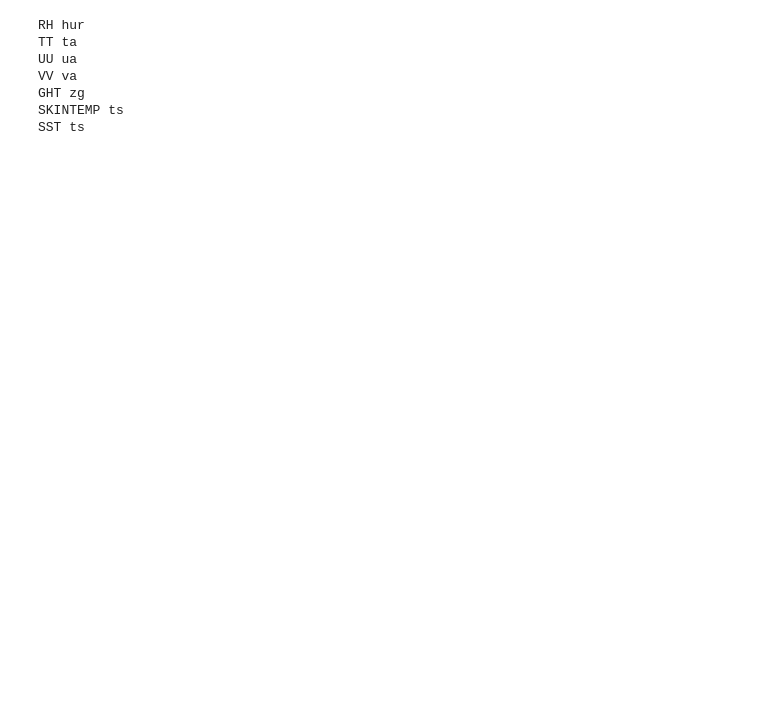
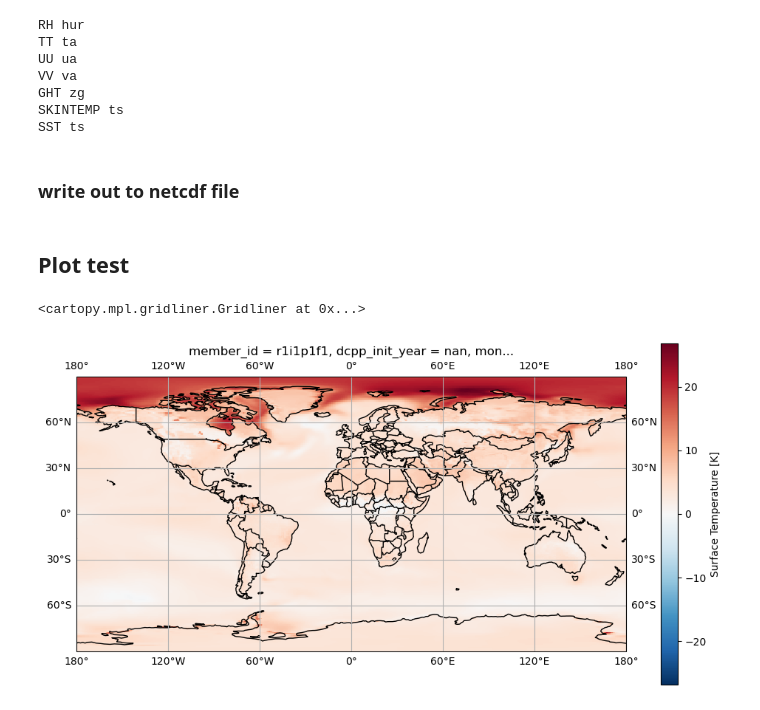
Before and after one commit to epn09/Pseudo-Global-Warming-Downscaling, a Jupyter notebook: 01_Create_GWI_files.ipynb, the cells around one changed output. Saved outputs shown, nothing was run; the diff lists cells and outputs as text; code cells hidden in the pictures; blank space fills up the shorter version.

```diff
--- a/01_Create_GWI_files.ipynb
+++ b/01_Create_GWI_files.ipynb
@@ -109,8 +128,12 @@ VV va
 GHT zg
 SKINTEMP ts
 SST ts
+# %% [markdown]
+### write out to netcdf file
 # %%
 gwi_tdom_dir = base_dir + 'GWI4TDOM/' + run_id + '/'
 if not os.path.exists(gwi_tdom_dir): os.makedirs(gwi_tdom_dir)
 ofile = gwi_tdom_dir + '/'+ ssp + '.' + g + '.' + aa + '.nc'
 do.to_netcdf(ofile)
+# %% [markdown]
+## Plot test
@@ -117 +144,11 @@ do.to_netcdf(ofile)
+# %%
+plt.figure(figsize=(12, 6))
+ax = plt.axes(projection=ccrs.PlateCarree())
+ds[0].plot(ax=ax)
+ax.coastlines()
+ax.add_feature(cfeature.BORDERS)
+ax.gridlines(draw_labels=True)
+# %% [output]
+<cartopy.mpl.gridliner.Gridliner at 0x...>
+[figure, added]
 # %%
```
Also changed, not shown: parts of 10 cells of this notebook, 21 other files.
